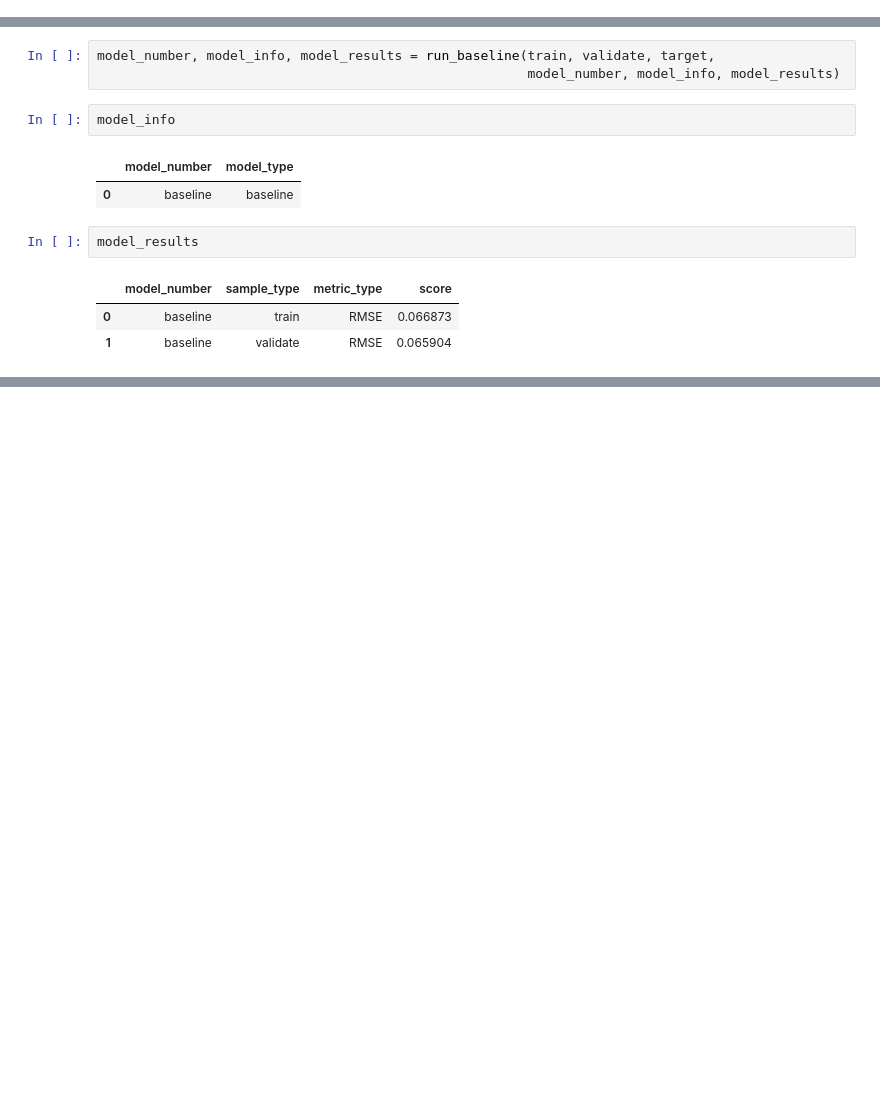
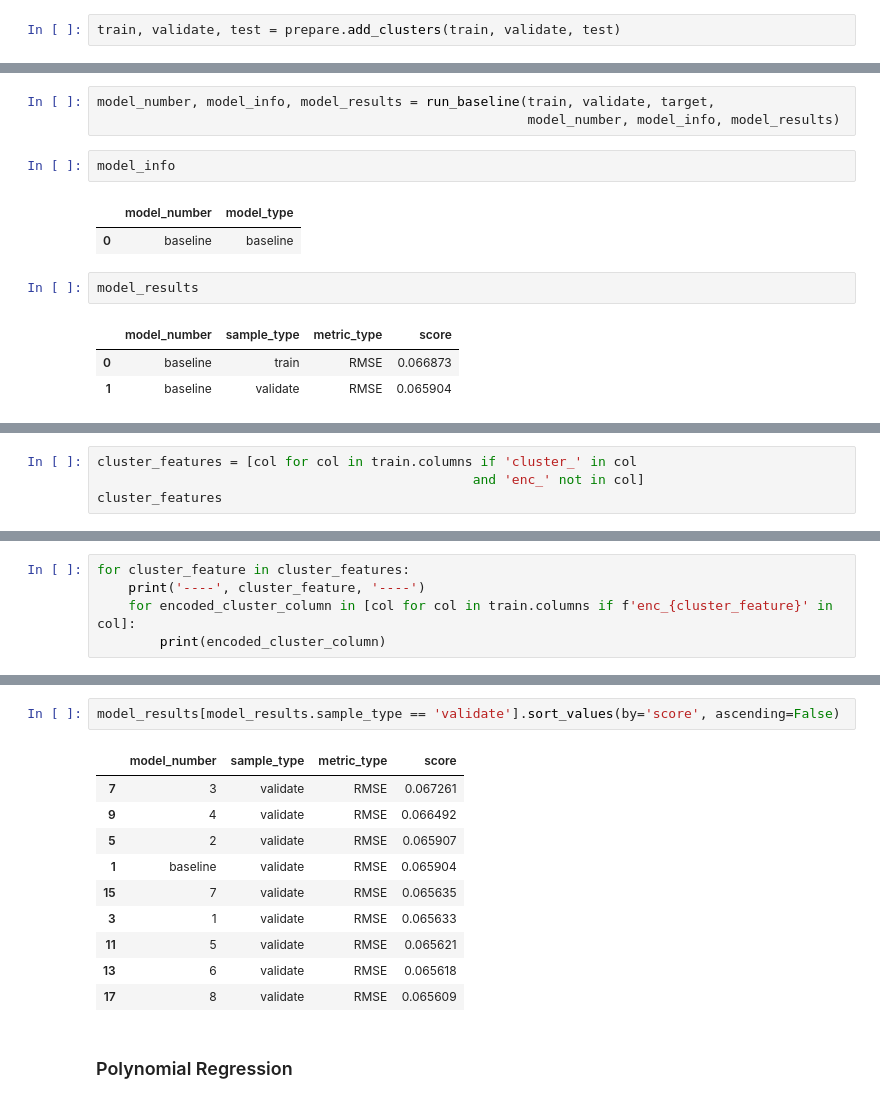
Before and after one commit to bensmith07/zillow-clustering-project, a Jupyter notebook: modeling_notebook.ipynb, the cells around one changed output, grey strips where cells are left out. Cells and saved outputs as stored; diff of their text form; blank space fills up the shorter version.

Commit message:
completed initial modeling

```diff
--- a/modeling_notebook.ipynb
+++ b/modeling_notebook.ipynb
@@ -67,0 +61,2 @@ train[enc_cols].head()
+# %%
+train, validate, test = prepare.add_clusters(train, validate, test)
@@ -250,0 +353,4 @@ model_results
+# %%
+cluster_features = [col for col in train.columns if 'cluster_' in col
+                                                and 'enc_' not in col]
+cluster_features
@@ -250,0 +362,5 @@ model_results
+# %%
+for cluster_feature in cluster_features:
+    print('----', cluster_feature, '----')
+    for encoded_cluster_column in [col for col in train.columns if f'enc_{cluster_feature}' in col]:
+        print(encoded_cluster_column)
@@ -250,0 +465,15 @@ model_results
+# %%
+model_results[model_results.sample_type == 'validate'].sort_values(by='score', ascending=False)
+# %% [output]
+|  | model_number | sample_type | metric_type | score |
+| 7 | 3 | validate | RMSE | 0.067261 |
+| 9 | 4 | validate | RMSE | 0.066492 |
+| 5 | 2 | validate | RMSE | 0.065907 |
+| 1 | baseline | validate | RMSE | 0.065904 |
+| 15 | 7 | validate | RMSE | 0.065635 |
+| 3 | 1 | validate | RMSE | 0.065633 |
+| 11 | 5 | validate | RMSE | 0.065621 |
+| 13 | 6 | validate | RMSE | 0.065618 |
+| 17 | 8 | validate | RMSE | 0.065609 |
+# %% [markdown]
+### Polynomial Regression
```
Also changed, not shown: parts of 33 cells of this notebook.
